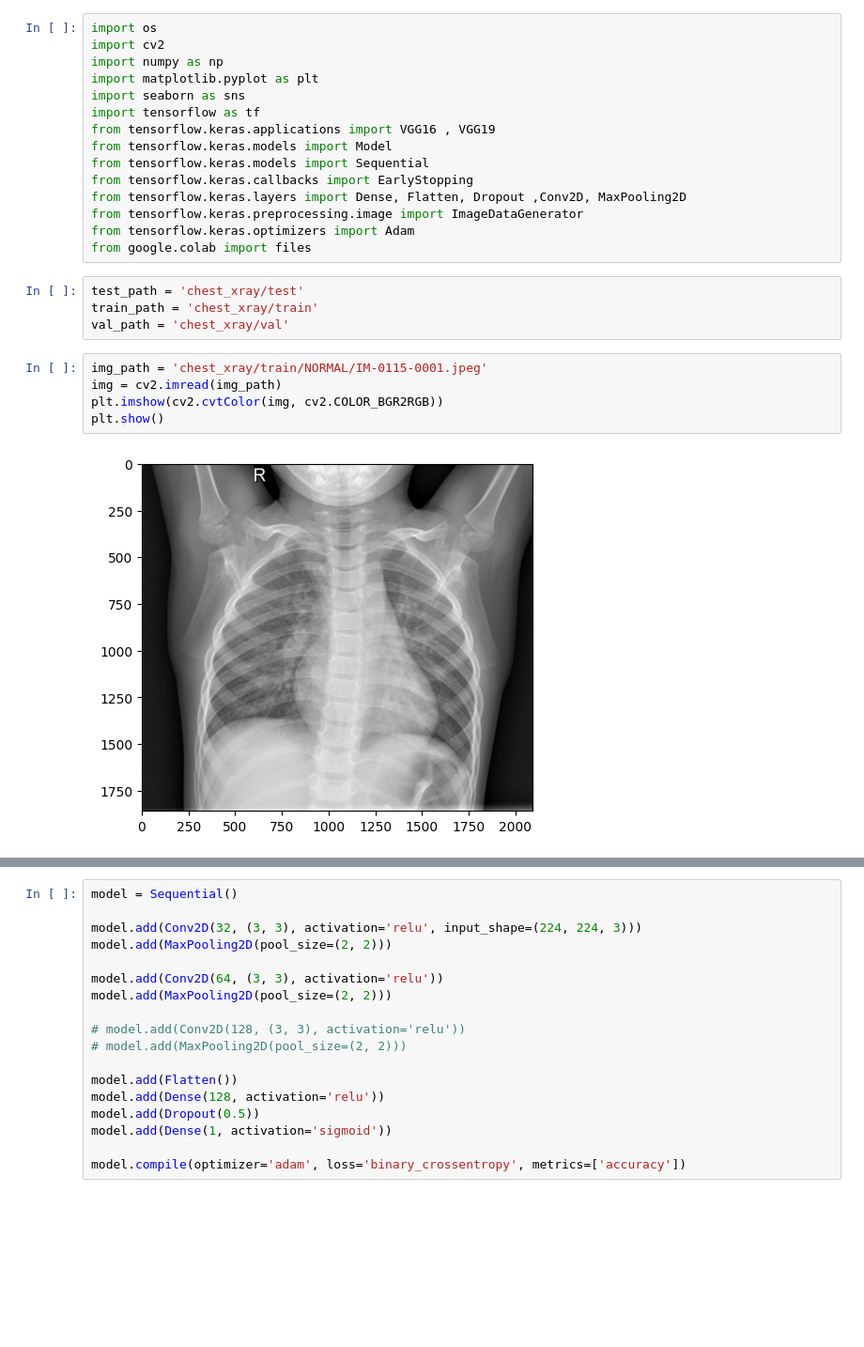
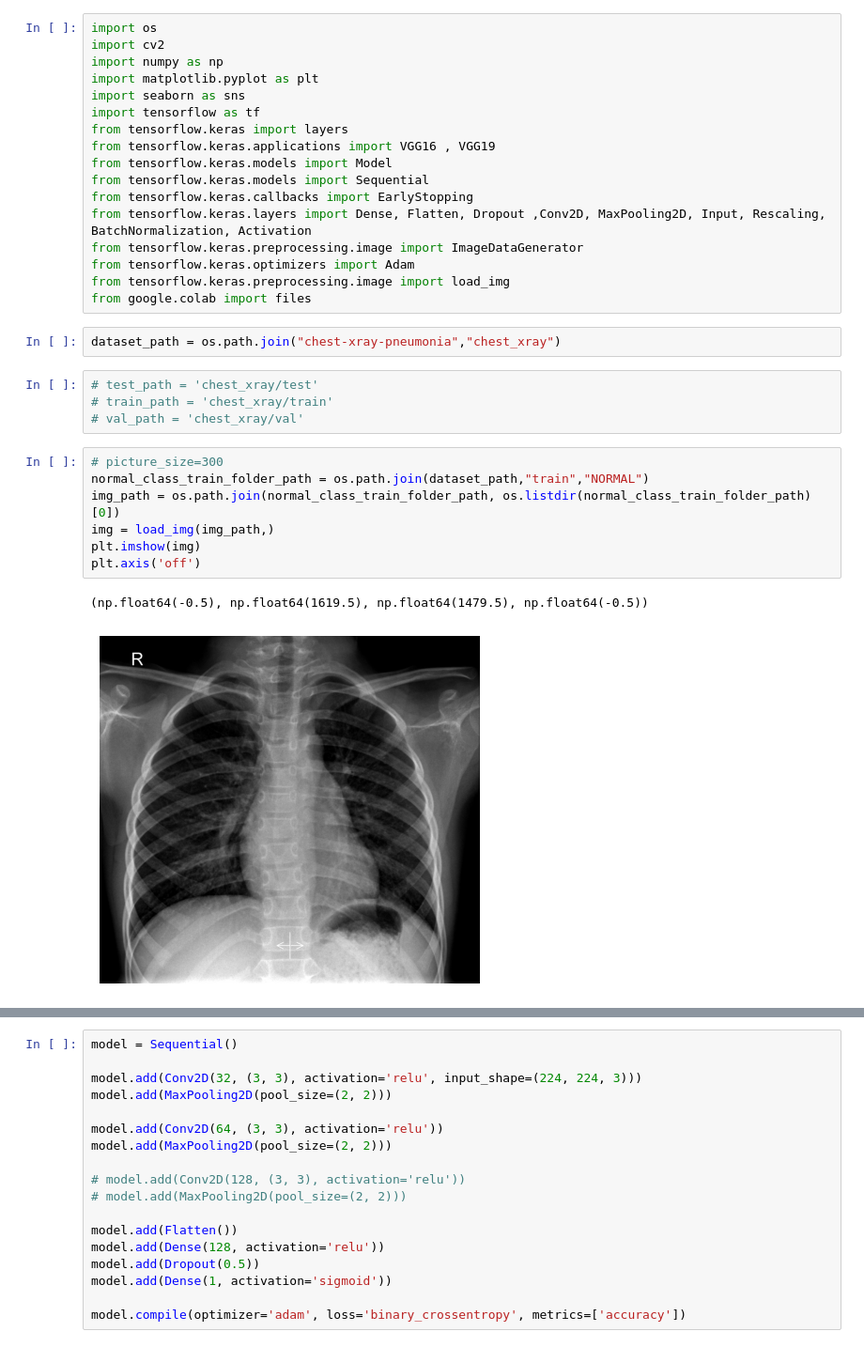
Before and after one commit to michael-nabil/pneumonia-xray-classifier, a Jupyter notebook: Chest_x_ray.ipynb, the cells around one changed output, grey strips where cells are left out. Shown at 94% size. Saved outputs shown, nothing was run; the diff lists cells and outputs as text; blank space fills up the shorter version.

```diff
--- a/Chest_x_ray.ipynb
+++ b/Chest_x_ray.ipynb
@@ -33,23 +36,30 @@ import numpy as np
 import matplotlib.pyplot as plt
 import seaborn as sns
 import tensorflow as tf
+from tensorflow.keras import layers
 from tensorflow.keras.applications import VGG16 , VGG19
 from tensorflow.keras.models import Model
 from tensorflow.keras.models import Sequential
 from tensorflow.keras.callbacks import EarlyStopping
-from tensorflow.keras.layers import Dense, Flatten, Dropout ,Conv2D, MaxPooling2D
+from tensorflow.keras.layers import Dense, Flatten, Dropout ,Conv2D, MaxPooling2D, Input, Rescaling, BatchNormalization, Activation
 from tensorflow.keras.preprocessing.image import ImageDataGenerator
 from tensorflow.keras.optimizers import Adam
+from tensorflow.keras.preprocessing.image import load_img
 from google.colab import files
+# %%
+dataset_path = os.path.join("chest-xray-pneumonia","chest_xray")
 # %%
-test_path = 'chest_xray/test'
-train_path = 'chest_xray/train'
-val_path = 'chest_xray/val'
+# test_path = 'chest_xray/test'
+# train_path = 'chest_xray/train'
+# val_path = 'chest_xray/val'
-# %%
-img_path = 'chest_xray/train/NORMAL/IM-0115-0001.jpeg'
-img = cv2.imread(img_path)
-plt.imshow(cv2.cvtColor(img, cv2.COLOR_BGR2RGB))
-plt.show()
-# %% [output]
-[figure, removed]
+# %%
+# picture_size=300
+normal_class_train_folder_path = os.path.join(dataset_path,"train","NORMAL")
+img_path = os.path.join(normal_class_train_folder_path, os.listdir(normal_class_train_folder_path)[0])
+img = load_img(img_path,)
+plt.imshow(img)
+plt.axis('off')
+# %% [output]
+(np.float64(-0.5), np.float64(1619.5), np.float64(1479.5), np.float64(-0.5))
+[figure, added]
 # %%
```
Also changed, not shown: parts of 35 cells of this notebook.
